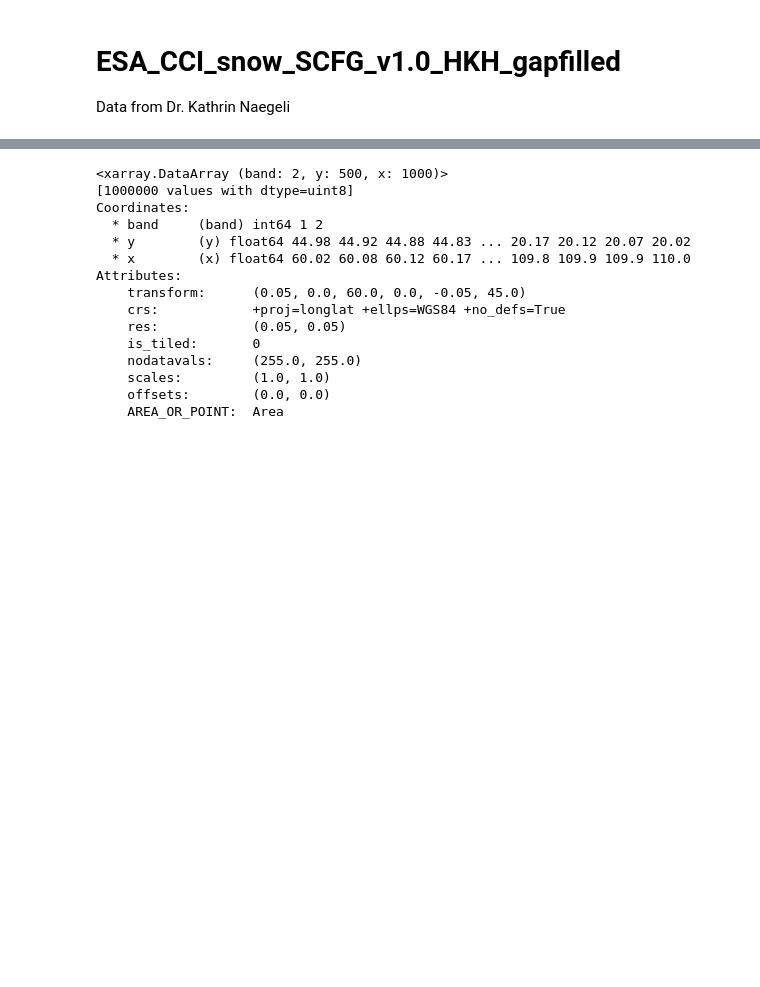
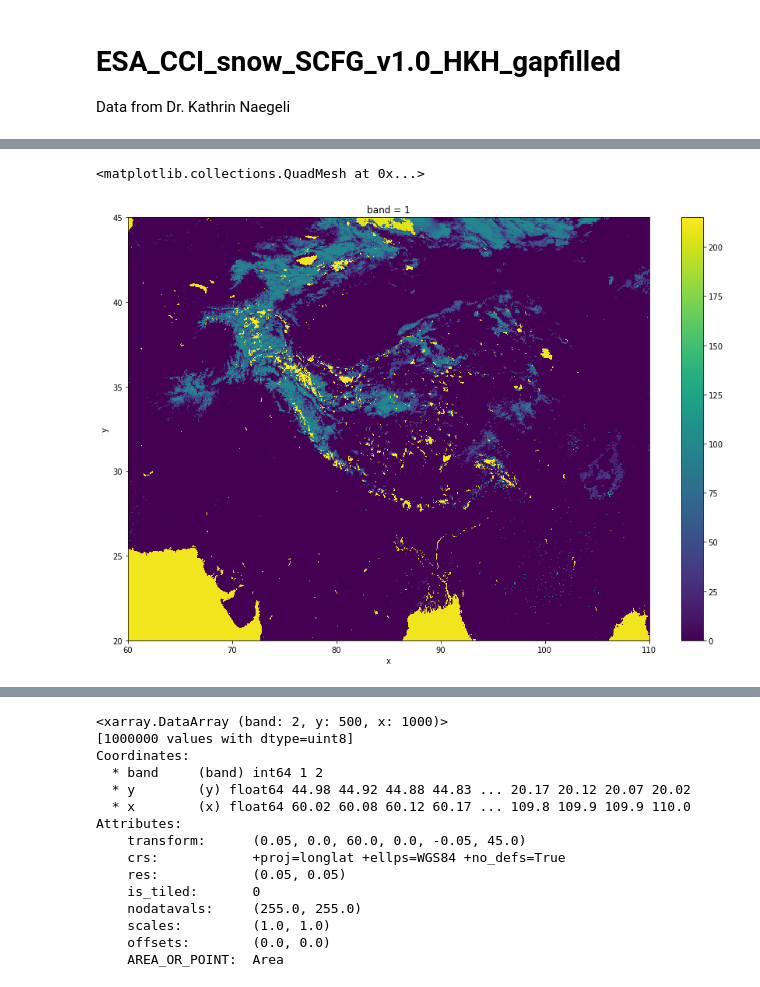
Before and after one commit to mickaellalande/PhD, a Jupyter notebook: local/ESA_CCI_snow/check_data.ipynb, the cells around one changed output, grey strips where cells are left out. Cells and saved outputs as stored; diff of their text form; code cells hidden in the pictures; blank space fills up the shorter version.

Commit message:
Check back snow CCI without regrid + sen trends

```diff
--- a/local/ESA_CCI_snow/check_data.ipynb
+++ b/local/ESA_CCI_snow/check_data.ipynb
@@ -5,8 +5,9 @@ Data from Dr. Kathrin Naegeli
 # %%
 import xarray as xr
 # %%
-path = '~/data/ESA_CCI_snow_SCFG_v1.0_HKH_gapfilled'
+path = '/home/lalandmi/Dropbox/data/esacci/ESA_CCI_snow_SCFG_v1.0_HKH_gapfilled_old'
 # %%
-year = 1982
-xr.open_rasterio(path + '/'+str(year)+'/19820104-ESACCI-L3C_SNOW-SCFG-AVHRR_MERGED-fv1.0_HKH_gapfilled.tif')
+year = 2002
+ds = xr.open_rasterio(path + '/'+str(year)+'/'+str(year)+'0104-ESACCI-L3C_SNOW-SCFG-AVHRR_MERGED-fv1.0_HKH_gapfilled.tif')
+ds
 # %% [output]
@@ -13,0 +29,5 @@ RasterioIOError: ~/data/ESA_CCI_snow_SCFG_v1.0_HKH_gapfilled/1982/19820104-ESACC
+# %%
+ds[0].plot(figsize=(15,10))
+# %% [output]
+<matplotlib.collections.QuadMesh at 0x...>
+[figure, added]
```
Also changed, not shown: parts of 2 cells of this notebook, 2 other files.
